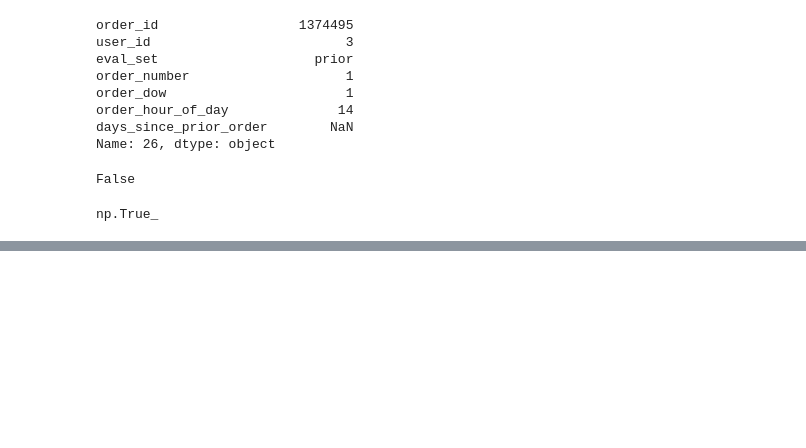
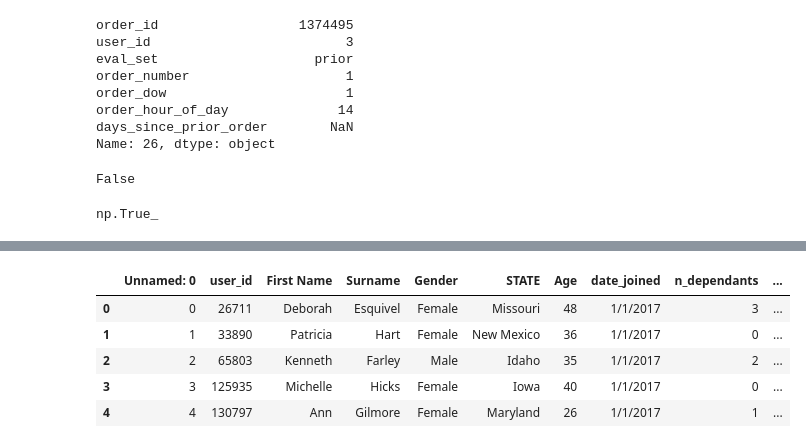
Before and after one commit to nnaneas/data-analytics-with-python, a Jupyter notebook: notebook/05_pandas.ipynb, the cells around one changed output, grey strips where cells are left out. Saved outputs shown, nothing was run; the diff lists cells and outputs as text; code cells hidden in the pictures; blank space fills up the shorter version.

```diff
--- a/notebook/05_pandas.ipynb
+++ b/notebook/05_pandas.ipynb
@@ -266,0 +947,12 @@ df_order_train.head()
+# %%
+df_customers = pd.read_csv('../data/raw/customers.csv')
+df_states = pd.read_csv('../data/raw/states.csv')
+# %%
+df_customers.head()
+# %% [output]
+|  | Unnamed: 0 | user_id | First Name | Surname | Gender | STATE | Age | date_joined | n_dependants | ... |
+| 0 | 0 | 26711 | Deborah | Esquivel | Female | Missouri | 48 | 1/1/2017 | 3 | ... |
+| 1 | 1 | 33890 | Patricia | Hart | Female | New Mexico | 36 | 1/1/2017 | 0 | ... |
+| 2 | 2 | 65803 | Kenneth | Farley | Male | Idaho | 35 | 1/1/2017 | 2 | ... |
+| 3 | 3 | 125935 | Michelle | Hicks | Female | Iowa | 40 | 1/1/2017 | 0 | ... |
+| 4 | 4 | 130797 | Ann | Gilmore | Female | Maryland | 26 | 1/1/2017 | 1 | ... |
```
Also changed, not shown: parts of 80 cells of this notebook, 2 other files.
